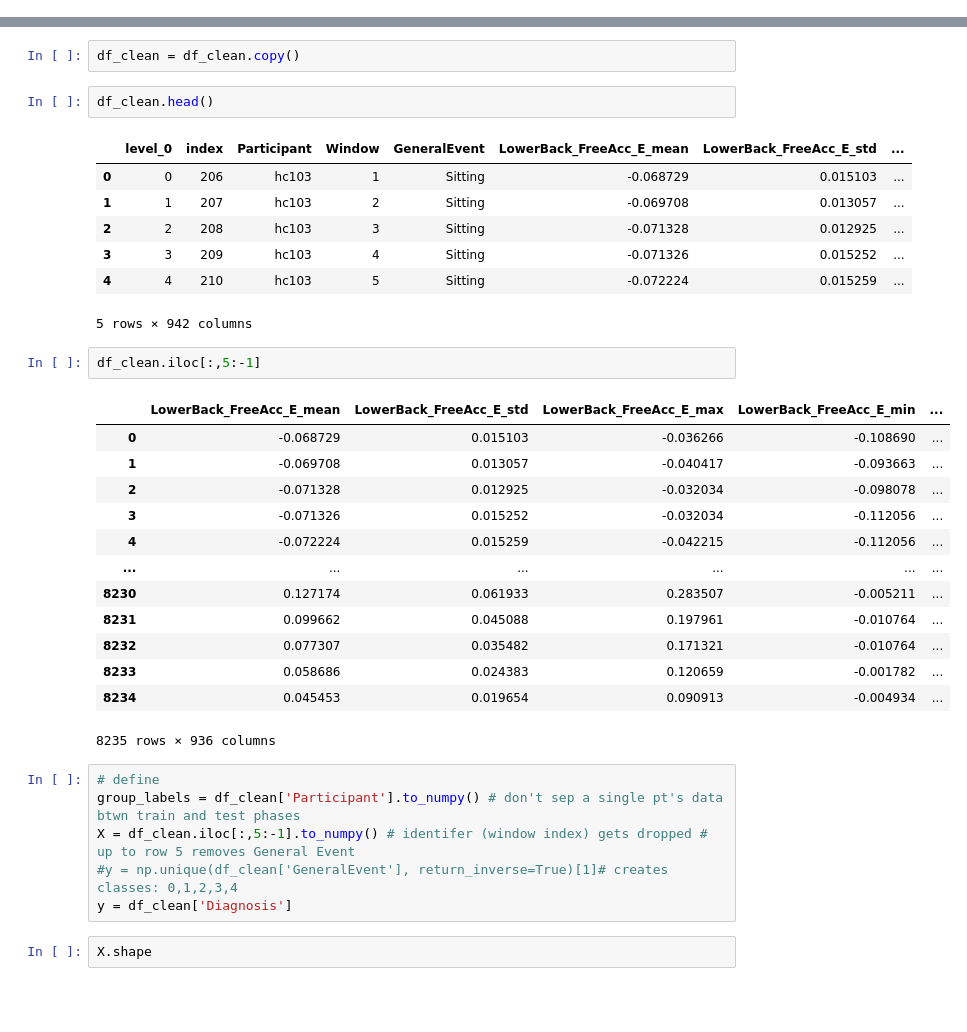
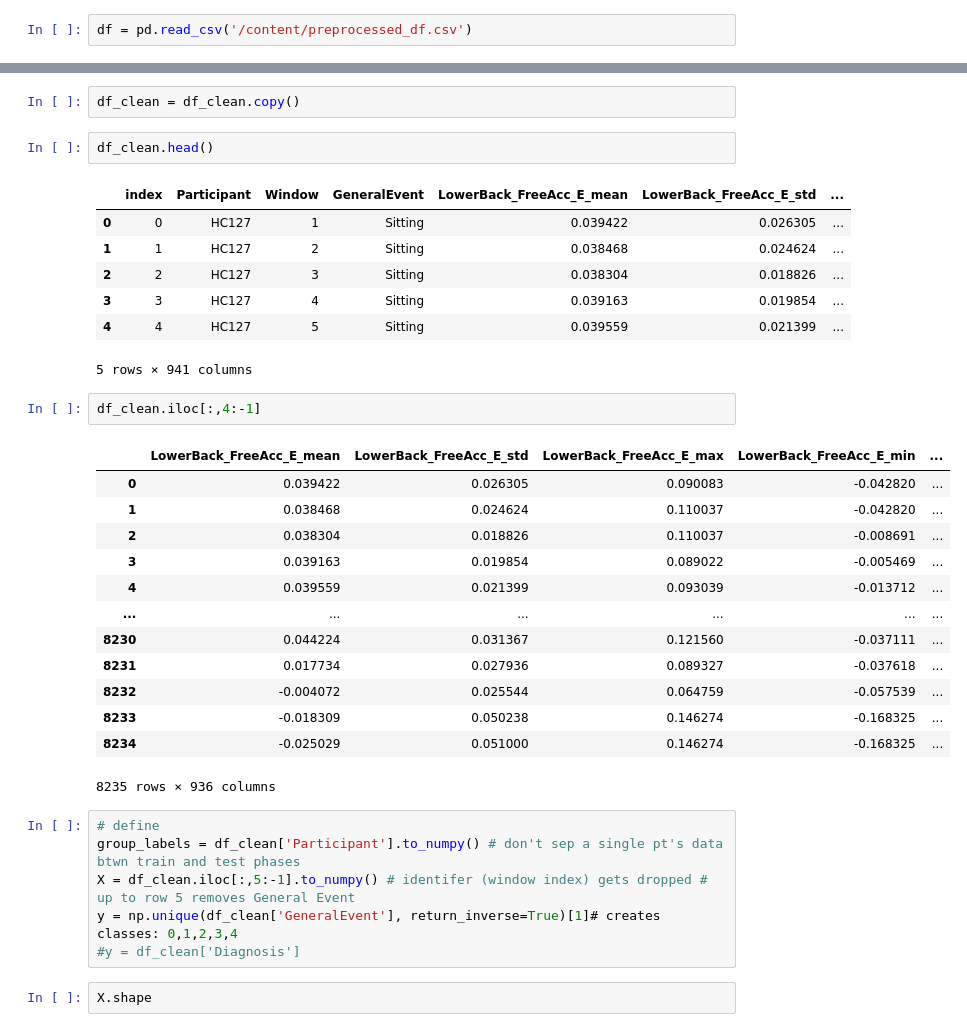
Before and after one commit to bindersarah/ML_Wearables, a Jupyter notebook: ML_Wearables_Project.ipynb, the cells around one changed output, grey strips where cells are left out. Cells and saved outputs as stored; diff of their text form; blank space fills up the shorter version.

```diff
--- a/ML_Wearables_Project.ipynb
+++ b/ML_Wearables_Project.ipynb
@@ -137,3 +137,4 @@ df = pd.concat(processed_dfs, ignore_index=True)
 # %%
 #df = pd.concat((NC_df, PD_df), axis=0, ignore_index=True) # stack NC and PD dataframes
 # %%
+df = pd.read_csv('/content/preprocessed_df.csv')
@@ -225,35 +214,35 @@ df_clean = df_clean.copy()
 # %%
 df_clean.head()
 # %% [output]
-|  | level_0 | index | Participant | Window | GeneralEvent | LowerBack_FreeAcc_E_mean | LowerBack_FreeAcc_E_std | ... |
-| 0 | 0 | 206 | hc103 | 1 | Sitting | -0.068729 | 0.015103 | ... |
-| 1 | 1 | 207 | hc103 | 2 | Sitting | -0.069708 | 0.013057 | ... |
-| 2 | 2 | 208 | hc103 | 3 | Sitting | -0.071328 | 0.012925 | ... |
-| 3 | 3 | 209 | hc103 | 4 | Sitting | -0.071326 | 0.015252 | ... |
-| 4 | 4 | 210 | hc103 | 5 | Sitting | -0.072224 | 0.015259 | ... |
+|  | index | Participant | Window | GeneralEvent | LowerBack_FreeAcc_E_mean | LowerBack_FreeAcc_E_std | ... |
+| 0 | 0 | HC127 | 1 | Sitting | 0.039422 | 0.026305 | ... |
+| 1 | 1 | HC127 | 2 | Sitting | 0.038468 | 0.024624 | ... |
+| 2 | 2 | HC127 | 3 | Sitting | 0.038304 | 0.018826 | ... |
+| 3 | 3 | HC127 | 4 | Sitting | 0.039163 | 0.019854 | ... |
+| 4 | 4 | HC127 | 5 | Sitting | 0.039559 | 0.021399 | ... |
-5 rows × 942 columns
+5 rows × 941 columns
 # %%
-df_clean.iloc[:,5:-1]
+df_clean.iloc[:,4:-1]
 # %% [output]
 |  | LowerBack_FreeAcc_E_mean | LowerBack_FreeAcc_E_std | LowerBack_FreeAcc_E_max | LowerBack_FreeAcc_E_min | ... |
-| 0 | -0.068729 | 0.015103 | -0.036266 | -0.108690 | ... |
-| 1 | -0.069708 | 0.013057 | -0.040417 | -0.093663 | ... |
-| 2 | -0.071328 | 0.012925 | -0.032034 | -0.098078 | ... |
-| 3 | -0.071326 | 0.015252 | -0.032034 | -0.112056 | ... |
-| 4 | -0.072224 | 0.015259 | -0.042215 | -0.112056 | ... |
+| 0 | 0.039422 | 0.026305 | 0.090083 | -0.042820 | ... |
+| 1 | 0.038468 | 0.024624 | 0.110037 | -0.042820 | ... |
+| 2 | 0.038304 | 0.018826 | 0.110037 | -0.008691 | ... |
+| 3 | 0.039163 | 0.019854 | 0.089022 | -0.005469 | ... |
+| 4 | 0.039559 | 0.021399 | 0.093039 | -0.013712 | ... |
 | ... | ... | ... | ... | ... | ... |
-| 8230 | 0.127174 | 0.061933 | 0.283507 | -0.005211 | ... |
-| 8231 | 0.099662 | 0.045088 | 0.197961 | -0.010764 | ... |
-| 8232 | 0.077307 | 0.035482 | 0.171321 | -0.010764 | ... |
-| 8233 | 0.058686 | 0.024383 | 0.120659 | -0.001782 | ... |
-| 8234 | 0.045453 | 0.019654 | 0.090913 | -0.004934 | ... |
+| 8230 | 0.044224 | 0.031367 | 0.121560 | -0.037111 | ... |
+| 8231 | 0.017734 | 0.027936 | 0.089327 | -0.037618 | ... |
+| 8232 | -0.004072 | 0.025544 | 0.064759 | -0.057539 | ... |
+| 8233 | -0.018309 | 0.050238 | 0.146274 | -0.168325 | ... |
+| 8234 | -0.025029 | 0.051000 | 0.146274 | -0.168325 | ... |
 8235 rows × 936 columns
 # %%
 # define
 group_labels = df_clean['Participant'].to_numpy() # don't sep a single pt's data btwn train and test phases
 X = df_clean.iloc[:,5:-1].to_numpy() # identifer (window index) gets dropped # up to row 5 removes General Event
-#y = np.unique(df_clean['GeneralEvent'], return_inverse=True)[1]# creates classes: 0,1,2,3,4
-y = df_clean['Diagnosis']
+y = np.unique(df_clean['GeneralEvent'], return_inverse=True)[1]# creates classes: 0,1,2,3,4
+#y = df_clean['Diagnosis']
 # %%
 X.shape
 # %% [output]
```
Also changed, not shown: parts of 13 cells of this notebook.
